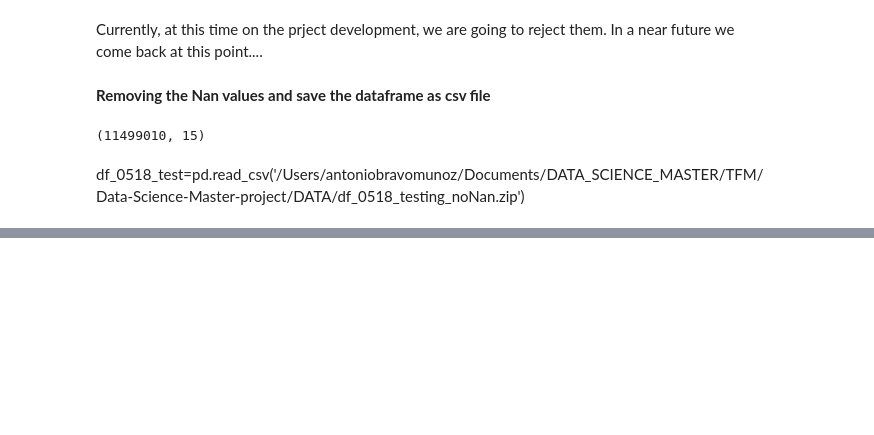
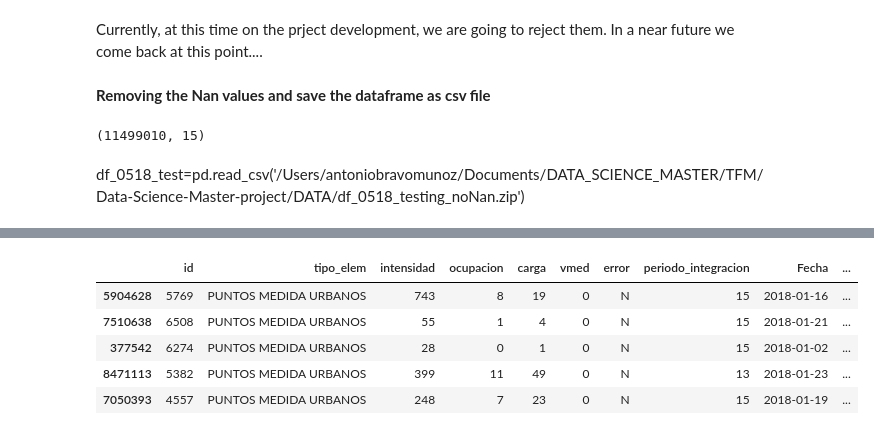
Before and after one commit to antoniobravo05/Data-Science-Master-project, a Jupyter notebook: Tests.ipynb, the cells around one changed output, grey strips where cells are left out. Saved outputs shown, nothing was run; the diff lists cells and outputs as text; code cells hidden in the pictures; blank space fills up the shorter version.

```diff
--- a/Tests.ipynb
+++ b/Tests.ipynb
@@ -687,0 +763,9 @@ df_0518_test=pd.read_csv('/Users/antoniobravomunoz/Documents/DATA_SCIENCE_MASTER
+# %%
+full_df2.sample(5)
+# %% [output]
+|  | id | tipo_elem | intensidad | ocupacion | carga | vmed | error | periodo_integracion | Fecha | ... |
+| 5904628 | 5769 | PUNTOS MEDIDA URBANOS | 743 | 8 | 19 | 0 | N | 15 | 2018-01-16 | ... |
+| 7510638 | 6508 | PUNTOS MEDIDA URBANOS | 55 | 1 | 4 | 0 | N | 15 | 2018-01-21 | ... |
+| 377542 | 6274 | PUNTOS MEDIDA URBANOS | 28 | 0 | 1 | 0 | N | 15 | 2018-01-02 | ... |
+| 8471113 | 5382 | PUNTOS MEDIDA URBANOS | 399 | 11 | 49 | 0 | N | 13 | 2018-01-23 | ... |
+| 7050393 | 4557 | PUNTOS MEDIDA URBANOS | 248 | 7 | 23 | 0 | N | 15 | 2018-01-19 | ... |
```
Also changed, not shown: parts of 17 cells of this notebook.
